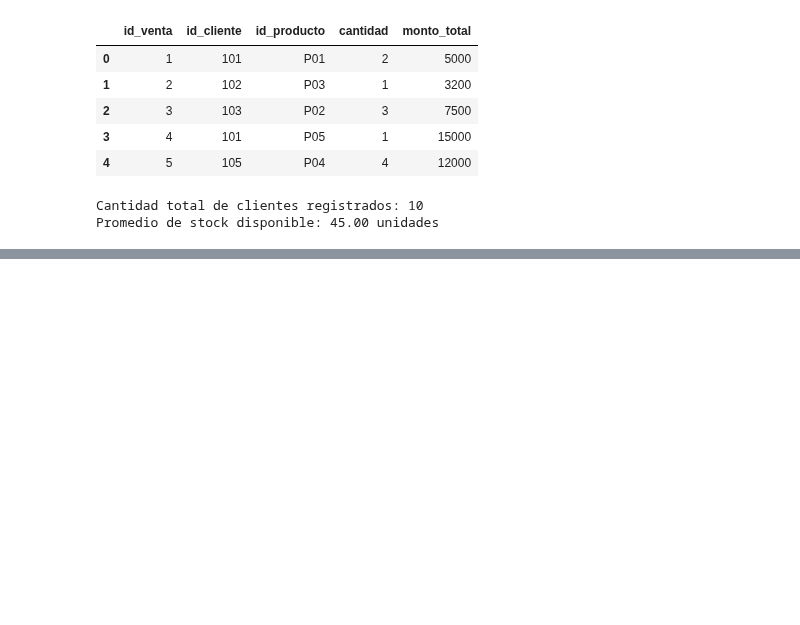
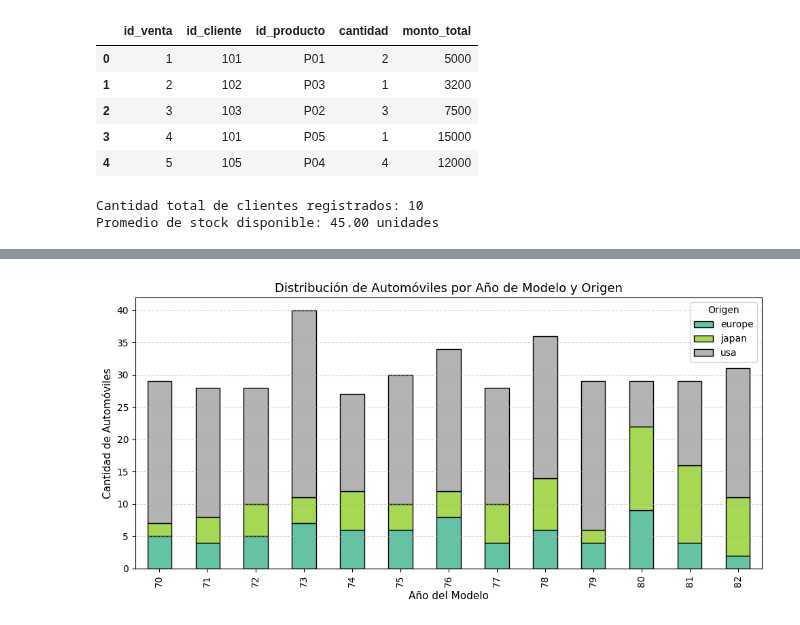
Before and after one commit to Gise08/Aprendizaje_Autotamico_2026, a Jupyter notebook: Clase_2/Clase_2.ipynb, the cells around one changed output, grey strips where cells are left out. Cells and saved outputs as stored; diff of their text form; code cells hidden in the pictures; blank space fills up the shorter version.

```diff
--- a/Clase_2/Clase_2.ipynb
+++ b/Clase_2/Clase_2.ipynb
@@ -69,0 +155,17 @@ Promedio de stock disponible: 45.00 unidades
+# %%
+# Tarea 5: Distribución según año de modelo y origen
+col_year = [c for c in df_auto.columns if 'year' in c.lower() or 'model' in c.lower()][0]
+col_orig = [c for c in df_auto.columns if 'orig' in c.lower()][0]
+
+conteo = df_auto.groupby([col_year, col_orig]).size().unstack(fill_value=0)
+
+conteo.plot(kind='bar', stacked=True, figsize=(10, 5), colormap='Set2', edgecolor='black')
+plt.title("Distribución de Automóviles por Año de Modelo y Origen", fontsize=13)
+plt.xlabel("Año del Modelo", fontsize=11)
+plt.ylabel("Cantidad de Automóviles", fontsize=11)
+plt.legend(title="Origen")
+plt.grid(axis='y', linestyle='--', alpha=0.5)
+plt.tight_layout()
+plt.show()
+# %% [output]
+[figure, added]
```
Also changed, not shown: parts of 6 cells of this notebook, 1 other file.
